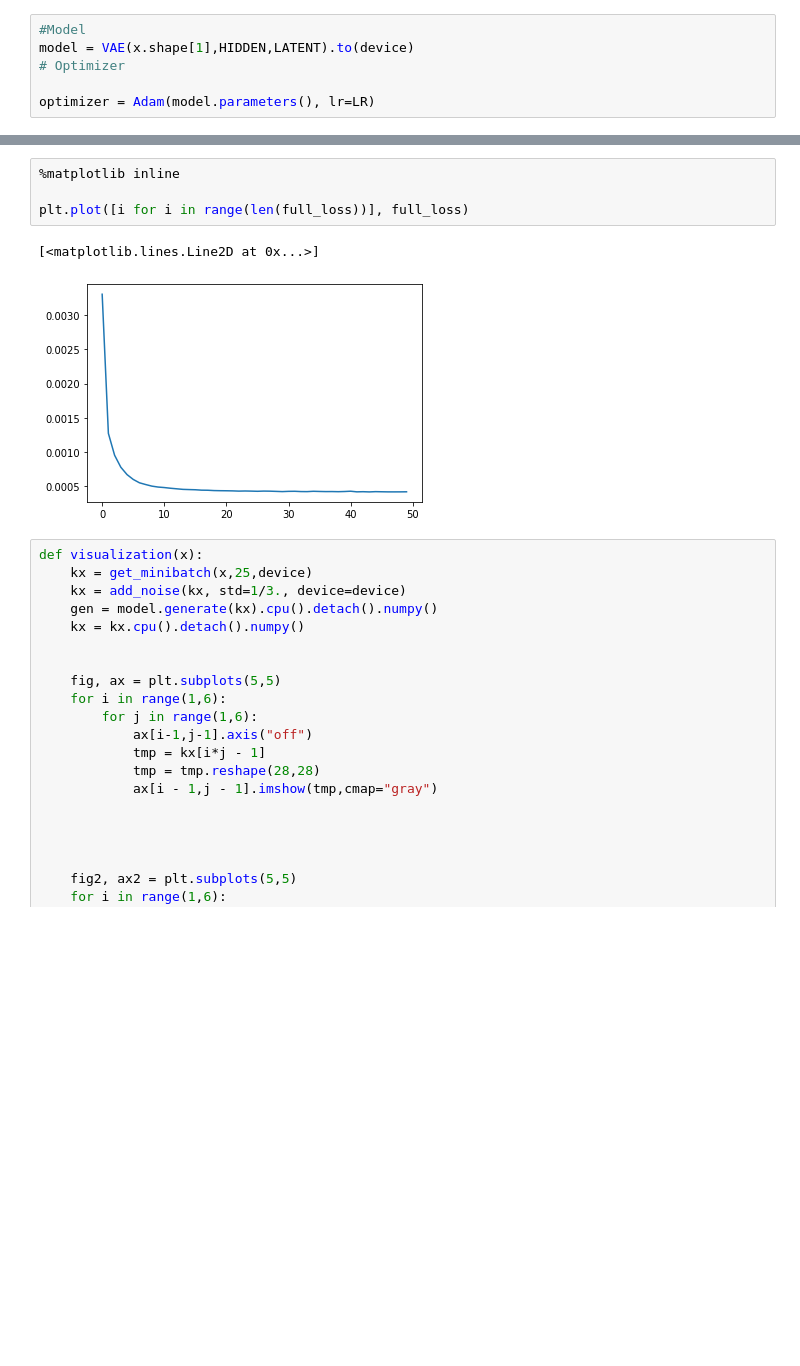
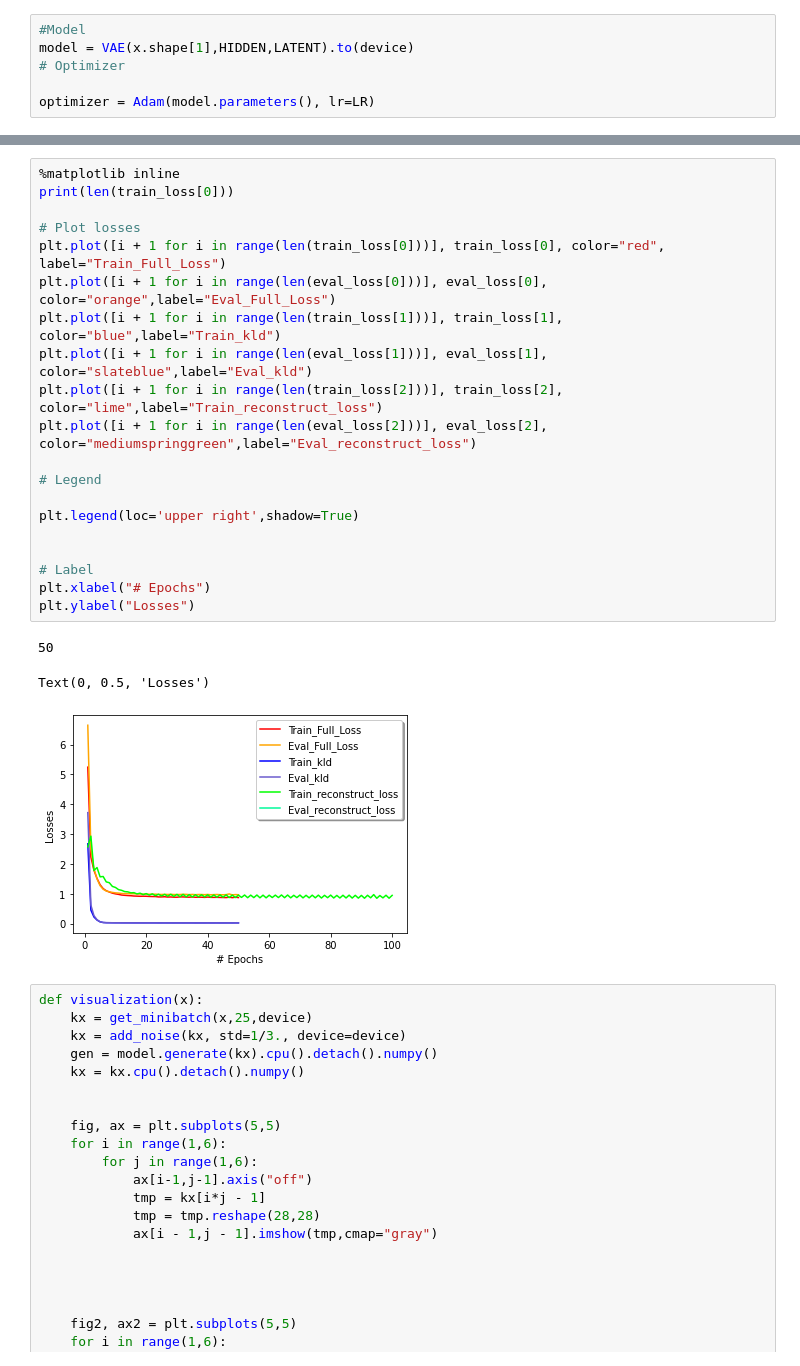
Before and after one commit to dungxibo123/vae, a Jupyter notebook: VAE_reduce_noise/Visualization.ipynb, the cells around one changed output, grey strips where cells are left out. Drawn from its saved outputs; the diff is of its cells as text; blank space fills up the shorter version.

```diff
--- a/VAE_reduce_noise/Visualization.ipynb
+++ b/VAE_reduce_noise/Visualization.ipynb
@@ -176,11 +204,28 @@ Epoch 12        Full loss: 0.0004686781512095319        recon loss: 0.0004581064
 ... (38 outputs left out)
-# %%
-%matplotlib inline
-
-plt.plot([i for i in range(len(full_loss))], full_loss)
-# %% [output]
-[<matplotlib.lines.Line2D at 0x...>]
-[figure, removed]
+# %%
+%matplotlib inline
+print(len(train_loss[0]))
+
+# Plot losses
+plt.plot([i + 1 for i in range(len(train_loss[0]))], train_loss[0], color="red", label="Train_Full_Loss")
+plt.plot([i + 1 for i in range(len(eval_loss[0]))], eval_loss[0], color="orange",label="Eval_Full_Loss")
+plt.plot([i + 1 for i in range(len(train_loss[1]))], train_loss[1], color="blue",label="Train_kld")
+plt.plot([i + 1 for i in range(len(eval_loss[1]))], eval_loss[1], color="slateblue",label="Eval_kld")
+plt.plot([i + 1 for i in range(len(train_loss[2]))], train_loss[2], color="lime",label="Train_reconstruct_loss")
+plt.plot([i + 1 for i in range(len(eval_loss[2]))], eval_loss[2], color="mediumspringgreen",label="Eval_reconstruct_loss")
+
+# Legend
+
+plt.legend(loc='upper right',shadow=True)
+
+
+# Label
+plt.xlabel("# Epochs")
+plt.ylabel("Losses")
+# %% [output]
+50
+Text(0, 0.5, 'Losses')
+[figure, added]
 # %%
 def visualization(x):
     kx = get_minibatch(x,25,device)
```
Also changed, not shown: parts of 6 cells of this notebook, 1 other file.
